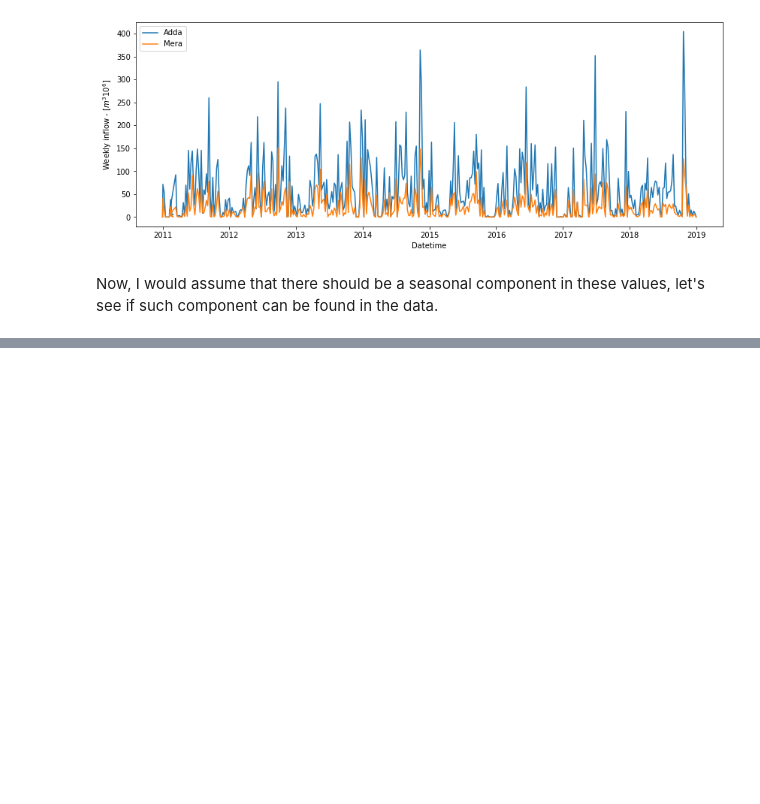
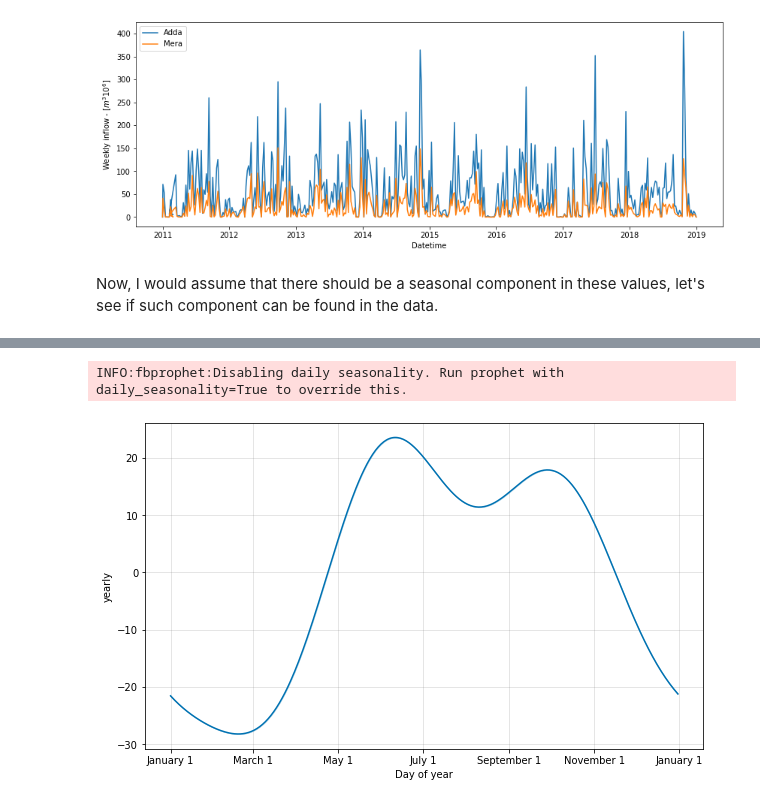
Before and after one commit to francescovidaich964/Como_lake, a Jupyter notebook: Como_Lake_test.ipynb, the cells around one changed output, grey strips where cells are left out. Drawn from its saved outputs; the diff is of its cells as text; code cells hidden in the pictures; blank space fills up the shorter version.

```diff
--- a/Como_Lake_test.ipynb
+++ b/Como_Lake_test.ipynb
@@ -168,3 +173,19 @@ As expected, is possible to see a seasonal component: there is a clear minimum i
+# %%
+from fbprophet import Prophet
+import fbprophet.plot as fbp
+
+# format data to be compatible with the library
+adda_test = full_df[['From','ADDA PRELACUALE']]
+adda_test.columns = ['ds','y']
+
+# Find seasonality (fit it using periodic signal of given fourier order)
+model = Prophet(yearly_seasonality=3)
+model.fit(adda_test)
+fbp.plot_yearly(model)
+plt.show()
+# %% [output]
+INFO:fbprophet:Disabling daily seasonality. Run prophet with daily_seasonality=True to override this.
+[figure, added]
 # %%
 from statsmodels.tsa.seasonal import seasonal_decompose
 
```
Also changed, not shown: parts of 5 cells of this notebook.
